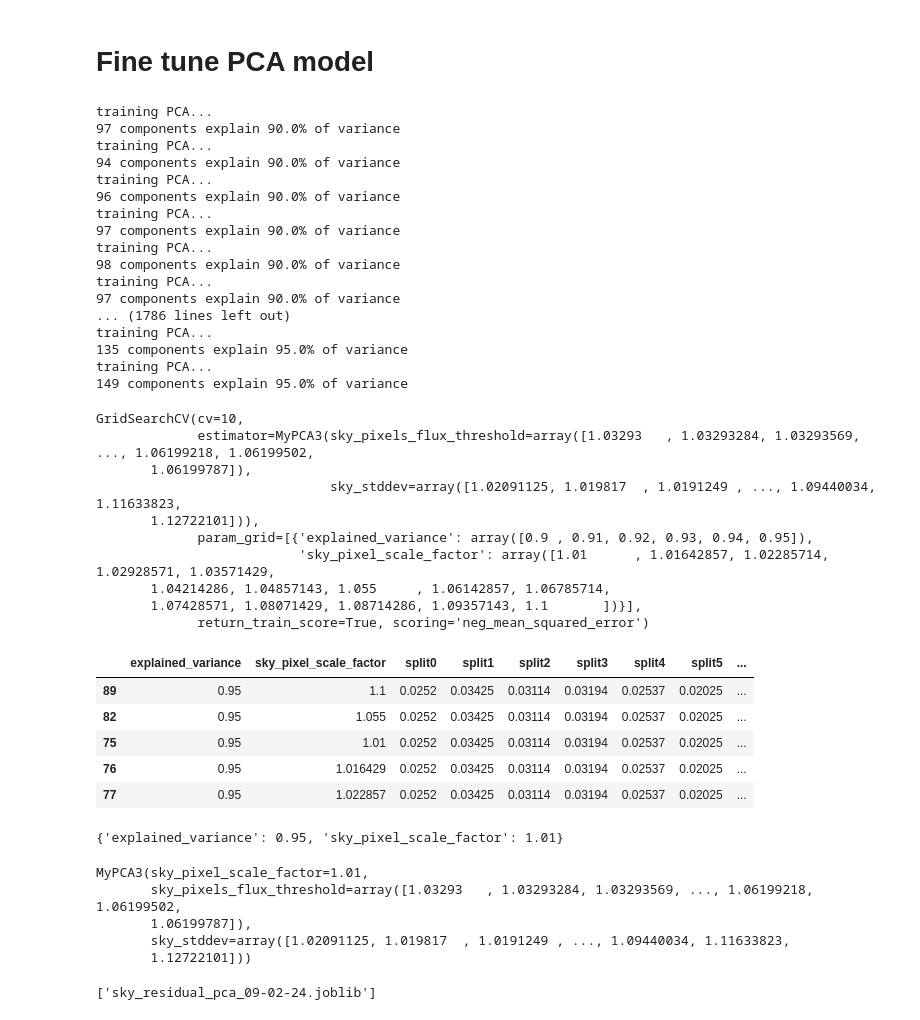
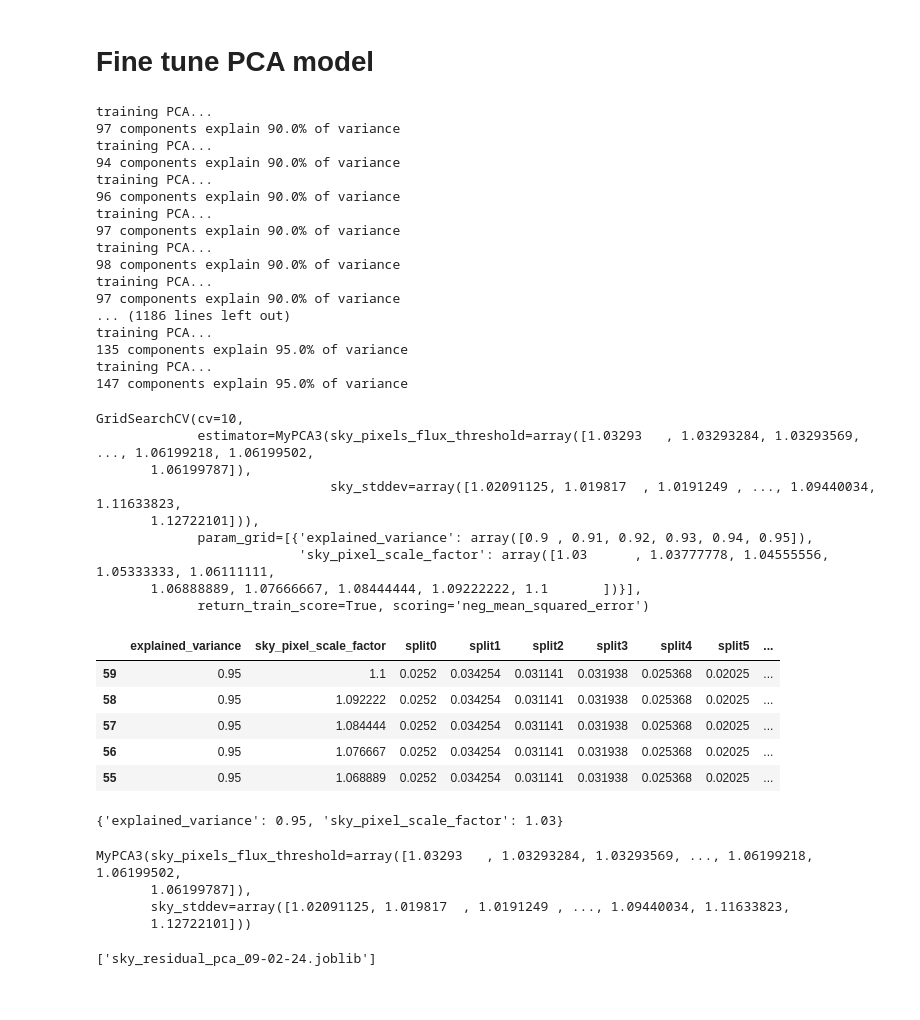
Before and after one commit to cabrera-ziri/Reticulum, a Jupyter notebook: sky_lines3.ipynb, the cells around one changed output. Saved outputs shown, nothing was run; the diff lists cells and outputs as text; code cells hidden in the pictures.

```diff
--- a/sky_lines3.ipynb
+++ b/sky_lines3.ipynb
@@ -308,7 +308,8 @@ class MyPCA3(BaseEstimator, TransformerMixin):
 # Load data
 # %%
 # idir = '/Users/cabrera-ziri/Work/data/eso/reticulum/Results/sky_res/'
-idir = '/Users/cabrera-ziri/Work/data/eso/reticulum/OneDrive_1_17-01-2024/sky_res/'
+# idir = '/Users/cabrera-ziri/Work/data/eso/reticulum/OneDrive_1_17-01-2024/sky_res/'
+idir = '/Users/cabrera-ziri/Work/data/eso/reticulum/sky_res/' #laptop
 
 # read all sky spectra
 files = glob(idir+'sky*.fits')
@@ -443,7 +444,7 @@ sky pixles: 4553/10220 (44.5%)
 # %% [markdown]
 # Train PCA
 # %%
-mypca = MyPCA3(sky_stddev,sky_pixels_flux_threshold,sky_pixel_scale_factor=1.03,explained_variance = 0.95)
+mypca = MyPCA3(sky_stddev,sky_pixel_flux_threshold,sky_pixel_scale_factor=1.03,explained_variance = 0.95)
 mypca.fit(X_prep)
 X_predict = mypca.predict(X_prep)
 lin_mse = mean_squared_error(X_prep[:,mypca.sky_pixels],X_predict)
@@ -507,14 +508,14 @@ The RMSE on the training set is lower than the one of the validation set. This s
 # Fine tune PCA model
 # %%
 explained_variance_range = np.arange(90,96,1)/1e2
-sky_pixel_scale_factor_range = np.linspace(1.01,1.1,15)
+sky_pixel_scale_factor_range = np.linspace(1.03,1.1,10)
 
 param_grid = [
     {'explained_variance': explained_variance_range ,
     'sky_pixel_scale_factor': sky_pixel_scale_factor_range}
     ]
 
-mypca = MyPCA3(sky_stddev,sky_pixels_flux_threshold)
+mypca = MyPCA3(sky_stddev,sky_pixel_flux_threshold)
 
 grid_search = GridSearchCV(mypca,param_grid=param_grid,cv=10,
                            scoring='neg_mean_squared_error',
@@ -534,55 +535,53 @@ training PCA...
 98 components explain 90.0% of variance
 training PCA...
 97 components explain 90.0% of variance
-... (1786 lines left out)
+... (1186 lines left out)
 training PCA...
 135 components explain 95.0% of variance
 training PCA...
-149 components explain 95.0% of variance
+147 components explain 95.0% of variance
 GridSearchCV(cv=10,
              estimator=MyPCA3(sky_pixels_flux_threshold=array([1.03293   , 1.03293284, 1.03293569, ..., 1.06199218, 1.06199502,
        1.06199787]),
                               sky_stddev=array([1.02091125, 1.019817  , 1.0191249 , ..., 1.09440034, 1.11633823,
        1.12722101])),
              param_grid=[{'explained_variance': array([0.9 , 0.91, 0.92, 0.93, 0.94, 0.95]),
-                          'sky_pixel_scale_factor': array([1.01      , 1.01642857, 1.02285714, 1.02928571, 1.03571429,
-       1.04214286, 1.04857143, 1.055     , 1.06142857, 1.06785714,
-       1.07428571, 1.08071429, 1.08714286, 1.09357143, 1.1       ])}],
+                          'sky_pixel_scale_factor': array([1.03      , 1.03777778, 1.04555556, 1.05333333, 1.06111111,
+       1.06888889, 1.07666667, 1.08444444, 1.09222222, 1.1       ])}],
              return_train_score=True, scoring='neg_mean_squared_error')
 # %%
 cv_res = pd.DataFrame(grid_search.cv_results_)
 cv_res.sort_values(by="mean_test_score", ascending=False, inplace=True)
 
 # extra code – these few lines of code just make the DataFrame look nicer
 cv_res = cv_res[["param_explained_variance",
                  "param_sky_pixel_scale_factor", "split0_test_score",
                  "split1_test_score", "split2_test_score","split3_test_score",
                  "split4_test_score", "split5_test_score","split6_test_score",
                  "split7_test_score","split8_test_score","split9_test_score",
                  "mean_test_score"]]
 score_cols = ["split0", "split1", "split2","split3", "split4", "split5","split6",
               "split7", "split8","split9", "mean_test_rmse"]
 cv_res.columns = ["explained_variance", "sky_pixel_scale_factor"] + score_cols
-cv_res[score_cols] = -cv_res[score_cols].round(5)#.astype(np.int64)
+cv_res[score_cols] = -cv_res[score_cols].round(6)#.astype(np.int64)
 
 cv_res.head()
 # %% [output]
 |  | explained_variance | sky_pixel_scale_factor | split0 | split1 | split2 | split3 | split4 | split5 | ... |
-| 89 | 0.95 | 1.1 | 0.0252 | 0.03425 | 0.03114 | 0.03194 | 0.02537 | 0.02025 | ... |
-| 82 | 0.95 | 1.055 | 0.0252 | 0.03425 | 0.03114 | 0.03194 | 0.02537 | 0.02025 | ... |
-| 75 | 0.95 | 1.01 | 0.0252 | 0.03425 | 0.03114 | 0.03194 | 0.02537 | 0.02025 | ... |
-| 76 | 0.95 | 1.016429 | 0.0252 | 0.03425 | 0.03114 | 0.03194 | 0.02537 | 0.02025 | ... |
-| 77 | 0.95 | 1.022857 | 0.0252 | 0.03425 | 0.03114 | 0.03194 | 0.02537 | 0.02025 | ... |
+| 59 | 0.95 | 1.1 | 0.0252 | 0.034254 | 0.031141 | 0.031938 | 0.025368 | 0.02025 | ... |
+| 58 | 0.95 | 1.092222 | 0.0252 | 0.034254 | 0.031141 | 0.031938 | 0.025368 | 0.02025 | ... |
+| 57 | 0.95 | 1.084444 | 0.0252 | 0.034254 | 0.031141 | 0.031938 | 0.025368 | 0.02025 | ... |
+| 56 | 0.95 | 1.076667 | 0.0252 | 0.034254 | 0.031141 | 0.031938 | 0.025368 | 0.02025 | ... |
+| 55 | 0.95 | 1.068889 | 0.0252 | 0.034254 | 0.031141 | 0.031938 | 0.025368 | 0.02025 | ... |
 # %%
 grid_search.best_params_
 # %% [output]
-{'explained_variance': 0.95, 'sky_pixel_scale_factor': 1.01}
+{'explained_variance': 0.95, 'sky_pixel_scale_factor': 1.03}
 # %%
 final_model = grid_search.best_estimator_
 final_model
 # %% [output]
-MyPCA3(sky_pixel_scale_factor=1.01,
-       sky_pixels_flux_threshold=array([1.03293   , 1.03293284, 1.03293569, ..., 1.06199218, 1.06199502,
+MyPCA3(sky_pixels_flux_threshold=array([1.03293   , 1.03293284, 1.03293569, ..., 1.06199218, 1.06199502,
        1.06199787]),
        sky_stddev=array([1.02091125, 1.019817  , 1.0191249 , ..., 1.09440034, 1.11633823,
        1.12722101]))
```
Also changed, not shown: parts of 12 cells of this notebook.
